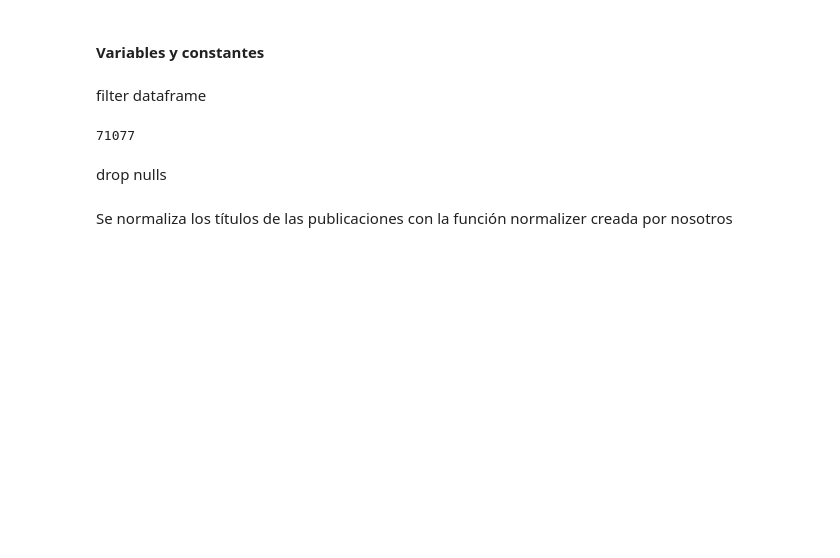
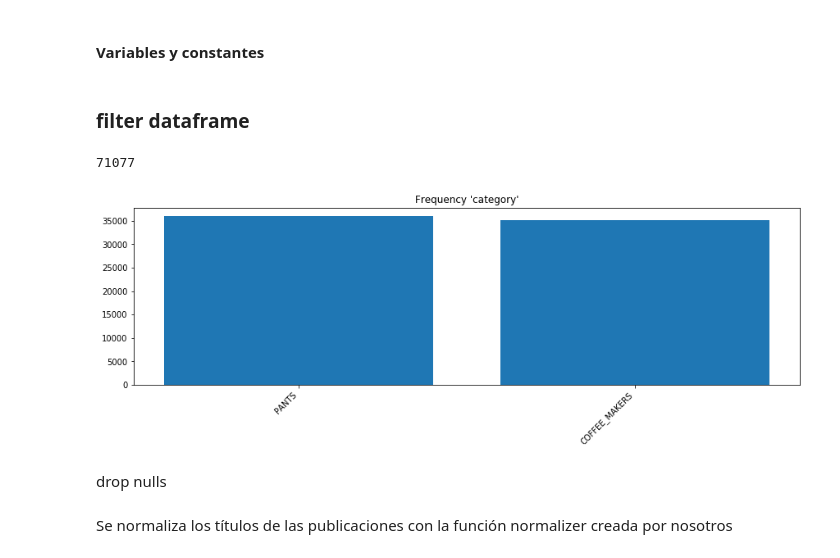
Before and after one commit to ariosramirez/Meetup-pyspark-Optimus, a Jupyter notebook: notebooks/05_Full_slides.ipynb, the cells around one changed output. Drawn from its saved outputs; the diff is of its cells as text; code cells hidden in the pictures; blank space fills up the shorter version.

```diff
--- a/notebooks/05_Full_slides.ipynb
+++ b/notebooks/05_Full_slides.ipynb
@@ -187,7 +207,10 @@ df_train.plot.frequency('language')
 # %% [markdown]
 <h3 style= color:red> Warning: COSTOSO! <h3/>
 # %%
-op.profiler.run(df_train, columns=df_train.columns, infer=False)
+op.profiler.run(df_train,
+                columns=df_train.columns,
+                infer=False)
+#Mostrar Output en notebook <---
 # %% [output]
 Including 'nan' as Null in processing 'title'
 Including 'nan' as Null in processing 'label_quality'
@@ -360,8 +390,8 @@ True
 # %%
 stop_words = set(stopwords.words('spanish'))
 wordnet_lemmatizer = WordNetLemmatizer()
-# %% [markdown]
-filter dataframe
+# %% [markdown]
+### filter dataframe
 # %%
 df_items_meli_tiny = (
     df_train.where(col("category")
@@ -371,6 +401,11 @@ df_items_meli_tiny = (
 df_items_meli_tiny.count()
 # %% [output]
 71077
+# %%
+df_items_meli_tiny.plot.frequency('category')
+# desventajas, Aun no es tan potente como para modificar los gráficos a conveniencia.
+# %% [output]
+[figure, added]
 # %% [markdown]
 drop nulls
 # %%
```
Also changed, not shown: parts of 31 cells of this notebook.
